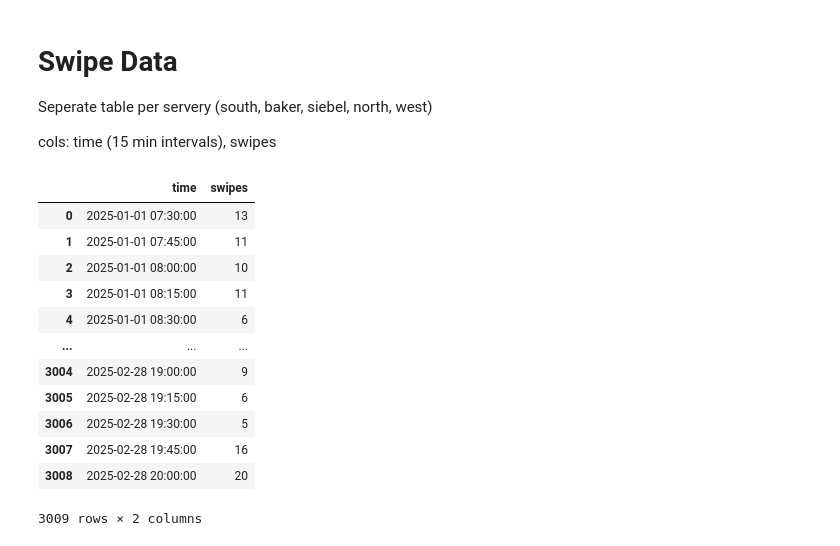
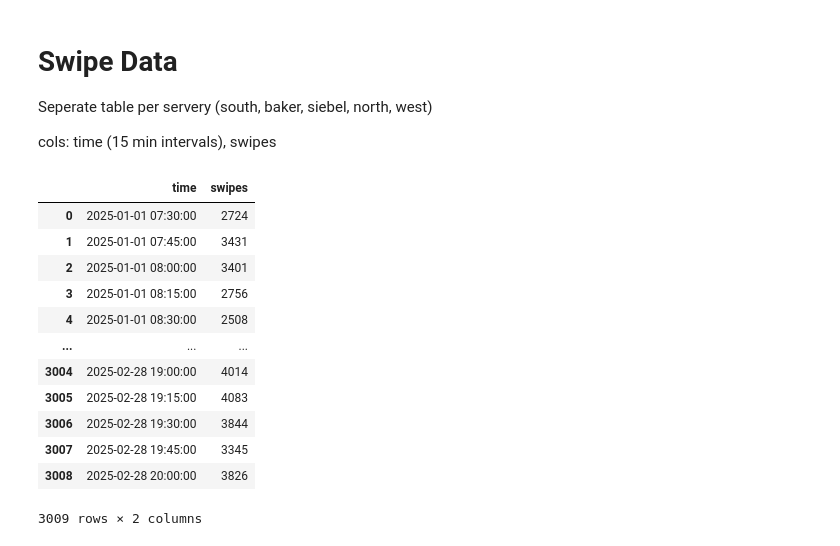
Before and after one commit to j00lee/DLab-H-D-Optimization, a Jupyter notebook: datasim.ipynb, the cells around one changed output. Cells and saved outputs as stored; diff of their text form; code cells hidden in the pictures.

Commit message:
Update datasim.ipynb
weighted random swipe generation

```diff
--- a/datasim.ipynb
+++ b/datasim.ipynb
@@ -7,36 +11,44 @@ cols: time (15 min intervals), swipes
 # %%
-import pandas as pd
-import random
-
 def generate_random(start_time, end_time):
     times = pd.date_range(start=start_time, end=end_time, freq='15min')
     # have a check such that times are between 7:30am to 8:00pm
     times = times[(times.time >= pd.Timestamp('07:30:00').time()) &
                   (times.time <= pd.Timestamp('20:00:00').time())]
 
-    swipes = [random.randint(0, 20) for _ in range(len(times))]
+    #swipes = [random.randint(3500, 4000) for _ in range(len(times))]
+    swipes = []
+    for time in times:
+        if time.weekday() >= 5:  # Weekend
+            swipe_count = random.randint(2000, 3500)
+        elif time.time() >= pd.Timestamp('11:30:00').time() and time.time() <= pd.Timestamp('13:30:00').time():  # Lunch time
+            swipe_count = random.randint(3500, 4000)
+        elif time.time() >= pd.Timestamp('17:30:00').time() and time.time() <= pd.Timestamp('19:30:00').time():  # Dinner time
+            swipe_count = random.randint(3750, 4200)
+        else:  # Other times
+            swipe_count = random.randint(2000, 4000)
+        swipes.append(swipe_count)
 
     # Create a DataFrame
     df = pd.DataFrame({
         'time': times,
         'swipes': swipes
     })
 
     return df
 
 south_df = generate_random('2025-01-01 00:00:00', '2025-03-01 03:00:00')
 south_df
 # %% [output]
 |  | time | swipes |
-| 0 | 2025-01-01 07:30:00 | 13 |
-| 1 | 2025-01-01 07:45:00 | 11 |
-| 2 | 2025-01-01 08:00:00 | 10 |
-| 3 | 2025-01-01 08:15:00 | 11 |
-| 4 | 2025-01-01 08:30:00 | 6 |
+| 0 | 2025-01-01 07:30:00 | 2724 |
+| 1 | 2025-01-01 07:45:00 | 3431 |
+| 2 | 2025-01-01 08:00:00 | 3401 |
+| 3 | 2025-01-01 08:15:00 | 2756 |
+| 4 | 2025-01-01 08:30:00 | 2508 |
 | ... | ... | ... |
-| 3004 | 2025-02-28 19:00:00 | 9 |
-| 3005 | 2025-02-28 19:15:00 | 6 |
-| 3006 | 2025-02-28 19:30:00 | 5 |
-| 3007 | 2025-02-28 19:45:00 | 16 |
-| 3008 | 2025-02-28 20:00:00 | 20 |
+| 3004 | 2025-02-28 19:00:00 | 4014 |
+| 3005 | 2025-02-28 19:15:00 | 4083 |
+| 3006 | 2025-02-28 19:30:00 | 3844 |
+| 3007 | 2025-02-28 19:45:00 | 3345 |
+| 3008 | 2025-02-28 20:00:00 | 3826 |
 3009 rows × 2 columns
```
Also changed, not shown: parts of 2 cells of this notebook.
